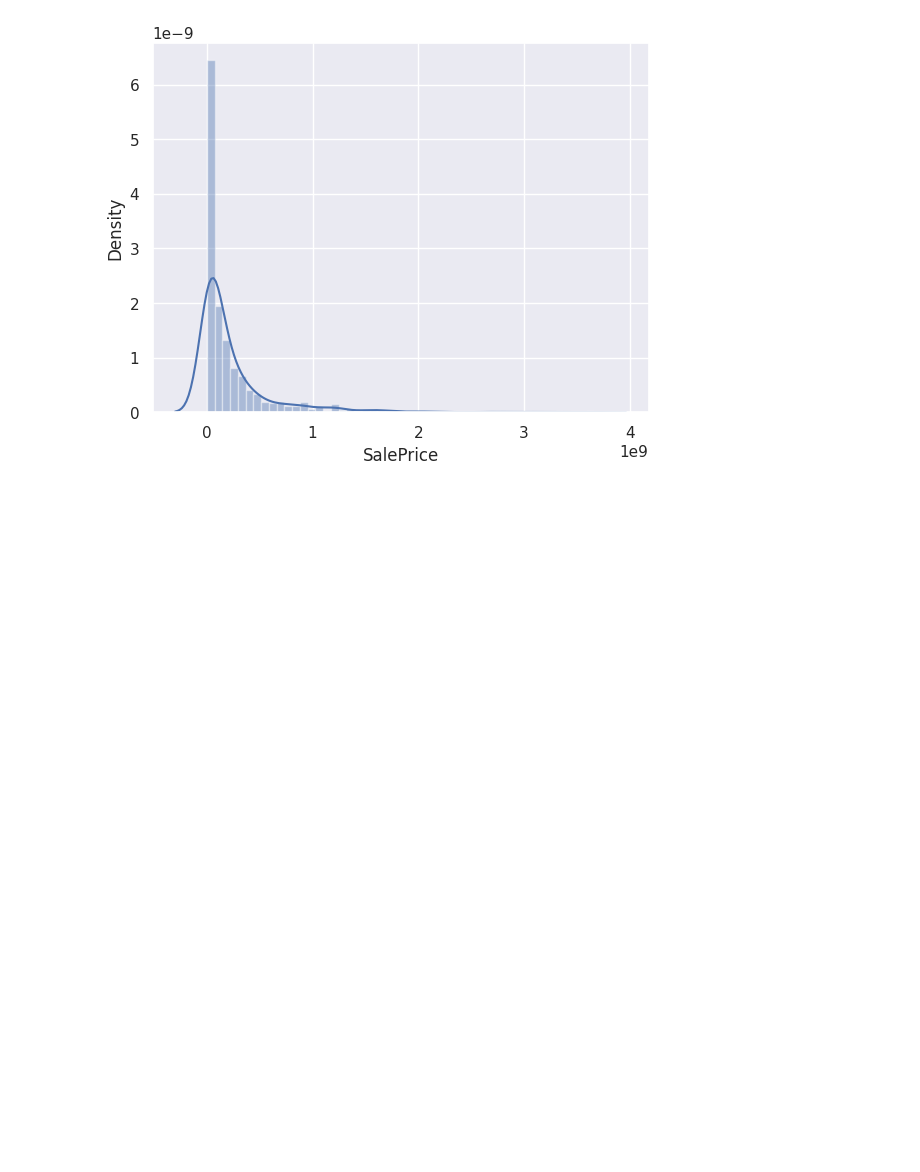
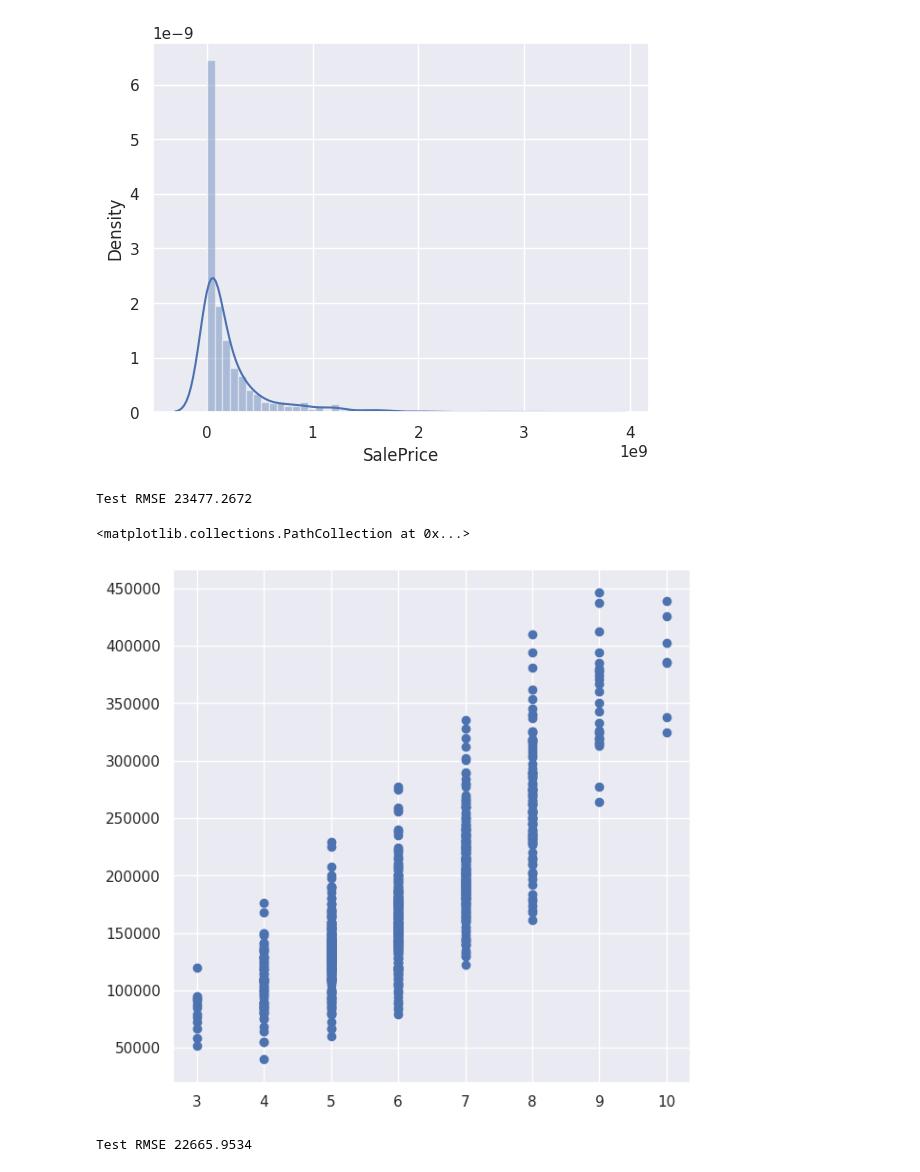
Before and after one commit to trizyx/ml_sem, a Jupyter notebook: hse_ml_linear_model(sm2).ipynb, the cells around one changed output. Saved outputs shown, nothing was run; the diff lists cells and outputs as text; code cells hidden in the pictures; blank space fills up the shorter version.

```diff
--- a/hse_ml_linear_model(sm2).ipynb
+++ b/hse_ml_linear_model(sm2).ipynb
@@ -364,3 +364,25 @@ sns.distplot(error)
 # %% [output]
 <Axes: xlabel='SalePrice', ylabel='Density'>
 [figure]
+# %%
+column_transformer = ColumnTransformer([
+    ('ohe', OneHotEncoder(handle_unknown='ignore'), categorical),
+    ('scaling', StandardScaler(), numeric_features)
+])
+
+pipeline = Pipeline(steps=[
+    ('ohe_and_scaling', column_transformer),
+    ('regression', Ridge())
+])
+
+model = pipeline.fit(X_train, y_train)
+y_pred = model.predict(X_test)
+print('Test RMSE %.4f' % mean_squared_error(y_test, y_pred, squared=False))
+# %% [output]
+Test RMSE 23477.2672
+# %%
+plt.figure(figsize=(7, 7))
+plt.scatter(X_train.OverallQual, y_train)
+# %% [output]
+<matplotlib.collections.PathCollection at 0x...>
+[figure, added]
@@ -366,0 +396,35 @@ sns.distplot(error)
+# %%
+column_transformer1 = ColumnTransformer([
+    ('ohe', OneHotEncoder(handle_unknown='ignore'), categorical),
+    ('scaling', StandardScaler(), numeric_features)
+])
+
+column_transformer2 = ColumnTransformer([
+    ('ohe', OneHotEncoder(handle_unknown='ignore'), categorical),
+    ('scaling', StandardScaler(), numeric_features)
+])
+
+pipeline1 = Pipeline(steps=[
+    ('ohe_and_scaling', column_transformer1),
+    ('regression', Ridge())
+])
+
+pipeline2 = Pipeline(steps=[
+    ('ohe_and_scaling', column_transformer2),
+    ('regression', Ridge())
+])
+
+model1 = pipeline1.fit(X_train_1, y_train_1)
+model2 = pipeline2.fit(X_train_2, y_train_2)
+
+y_pred1 = model1.predict(X_test)
+y_pred2 = model2.predict(X_test)
+
+mask_test = (X_test.OverallQual <= threeshold)
+
+y_pred = y_pred1.copy()
+y_pred[~mask_test] = y_pred2[~mask_test]
+
+print('Test RMSE %.4f' % mean_squared_error(y_test, y_pred, squared=False))
+# %% [output]
+Test RMSE 22665.9534
```
Also changed, not shown: parts of 5 cells of this notebook.
